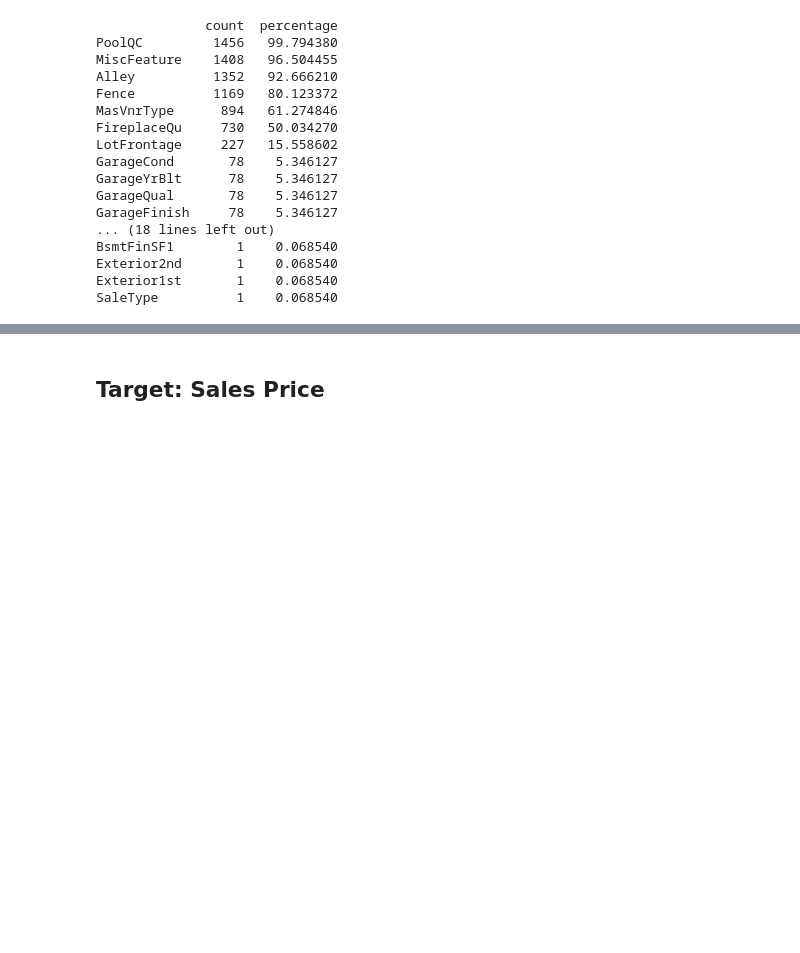
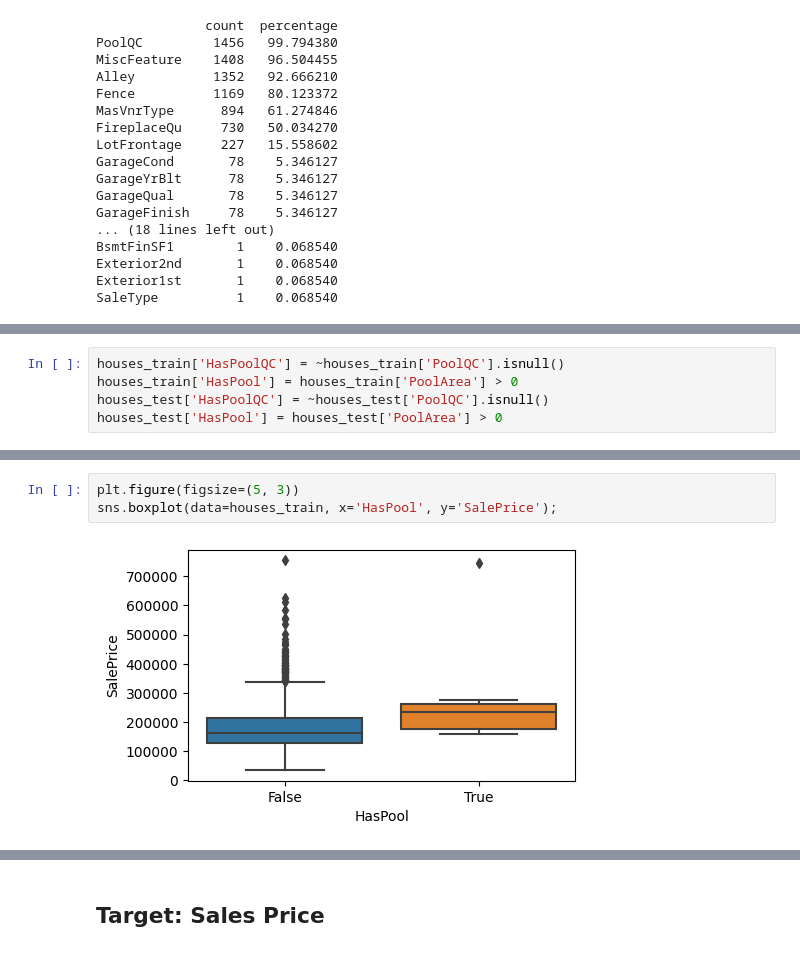
Before and after one commit to arthuralbarelli/house-prices-prediction, a Jupyter notebook: eda-house-prices.ipynb, the cells around one changed output, grey strips where cells are left out. Saved outputs shown, nothing was run; the diff lists cells and outputs as text; blank space fills up the shorter version.

```diff
--- a/eda-house-prices.ipynb
+++ b/eda-house-prices.ipynb
@@ -153,0 +167,5 @@ Some columns are almost entirely null, columns where almost more than 80% of the
+# %%
+houses_train['HasPoolQC'] = ~houses_train['PoolQC'].isnull()
+houses_train['HasPool'] = houses_train['PoolArea'] > 0
+houses_test['HasPoolQC'] = ~houses_test['PoolQC'].isnull()
+houses_test['HasPool'] = houses_test['PoolArea'] > 0
@@ -153,0 +187,5 @@ Some columns are almost entirely null, columns where almost more than 80% of the
+# %%
+plt.figure(figsize=(5, 3))
+sns.boxplot(data=houses_train, x='HasPool', y='SalePrice');
+# %% [output]
+[figure, added]
```
Also changed, not shown: parts of 11 cells of this notebook.
